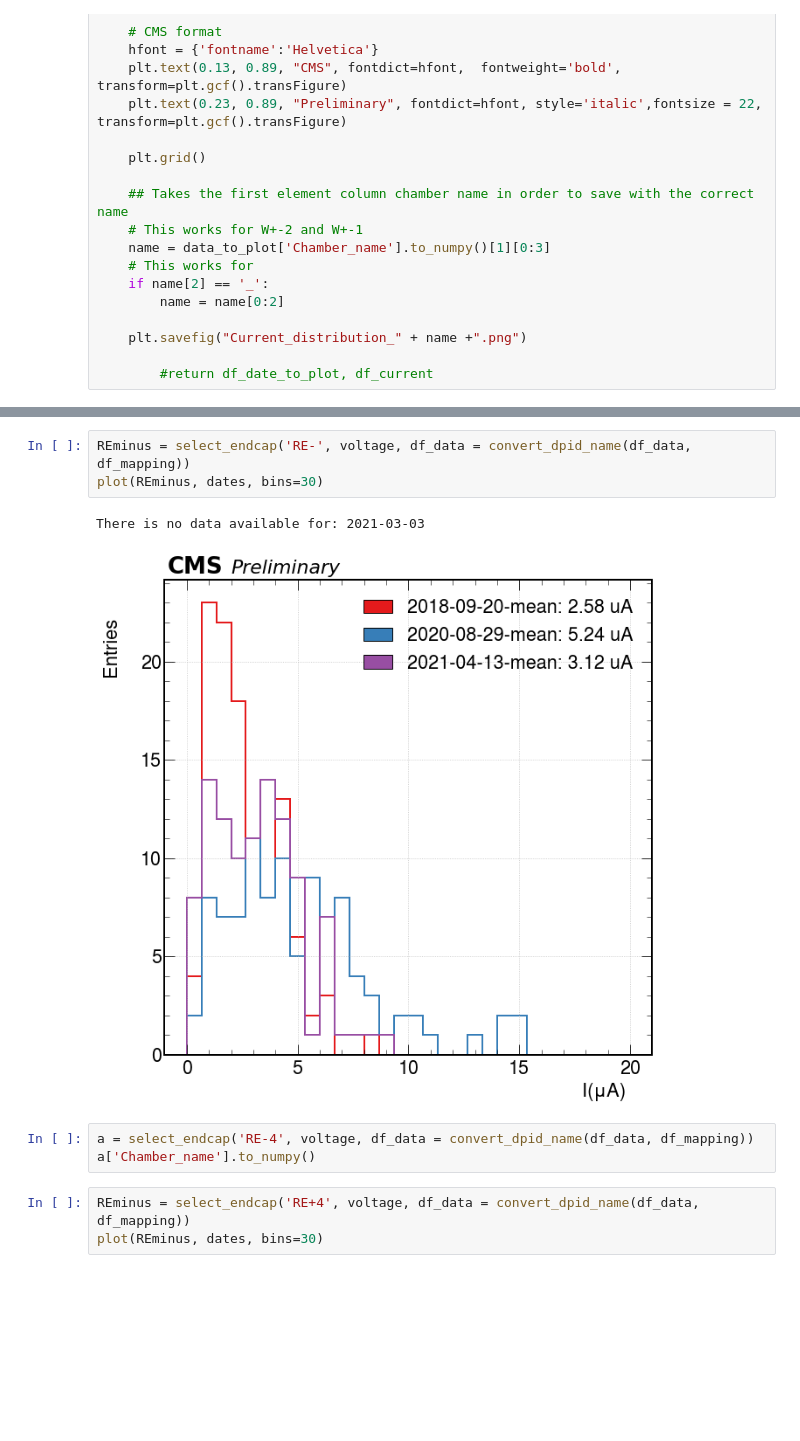
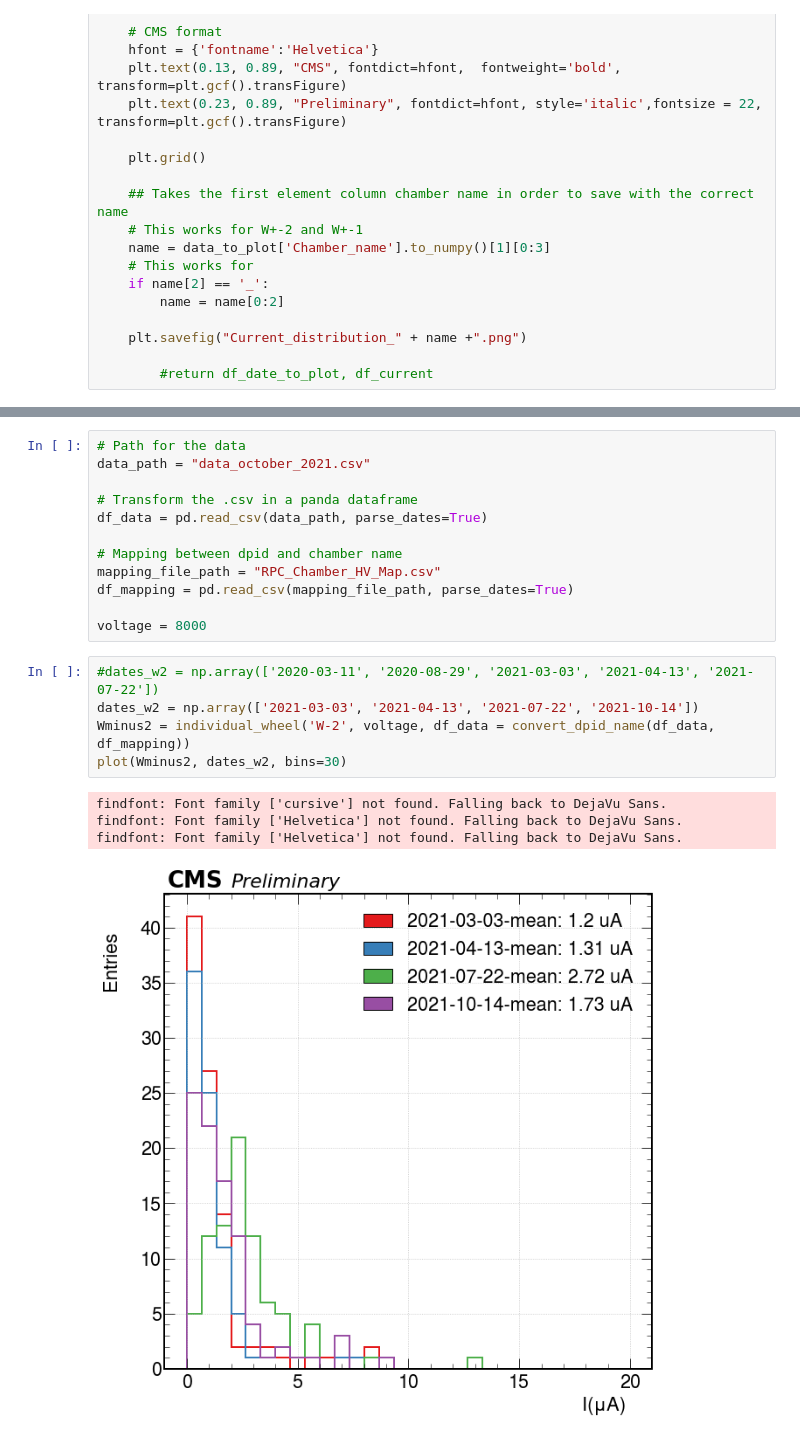
Before and after one commit to Mapse/RPC_Currents, a Jupyter notebook: Plot_current_distributions.ipynb, the cells around one changed output, grey strips where cells are left out. Drawn from its saved outputs; the diff is of its cells as text; blank space fills up the shorter version.

Commit message:
Bug fixed and new data added
Bug in endcap generation corrected. October 2021 data added

```diff
--- a/Plot_current_distributions.ipynb
+++ b/Plot_current_distributions.ipynb
@@ -165,12 +125,22 @@ plot(REplus, dates, bins=30)
-# %%
-REminus = select_endcap('RE-', voltage, df_data = convert_dpid_name(df_data, df_mapping))
-plot(REminus, dates, bins=30)
-# %% [output]
-There is no data available for: 2021-03-03
-[figure, removed]
-# %%
-a = select_endcap('RE-4', voltage, df_data = convert_dpid_name(df_data, df_mapping))
-a['Chamber_name'].to_numpy()
-# %%
-REminus = select_endcap('RE+4', voltage, df_data = convert_dpid_name(df_data, df_mapping))
-plot(REminus, dates, bins=30)
+# %%
+# Path for the data
+data_path = "data_october_2021.csv"
+
+# Transform the .csv in a panda dataframe
+df_data = pd.read_csv(data_path, parse_dates=True)
+
+# Mapping between dpid and chamber name
+mapping_file_path = "RPC_Chamber_HV_Map.csv"
+df_mapping = pd.read_csv(mapping_file_path, parse_dates=True)
+
+voltage = 8000
+# %%
+#dates_w2 = np.array(['2020-03-11', '2020-08-29', '2021-03-03', '2021-04-13', '2021-07-22'])
+dates_w2 = np.array(['2021-03-03', '2021-04-13', '2021-07-22', '2021-10-14'])
+Wminus2 = individual_wheel('W-2', voltage, df_data = convert_dpid_name(df_data, df_mapping))
+plot(Wminus2, dates_w2, bins=30)
+# %% [output]
+findfont: Font family ['cursive'] not found. Falling back to DejaVu Sans.
+findfont: Font family ['Helvetica'] not found. Falling back to DejaVu Sans.
+findfont: Font family ['Helvetica'] not found. Falling back to DejaVu Sans.
+[figure, added]
```
Also changed, not shown: parts of 41 cells of this notebook, 1 other file.
